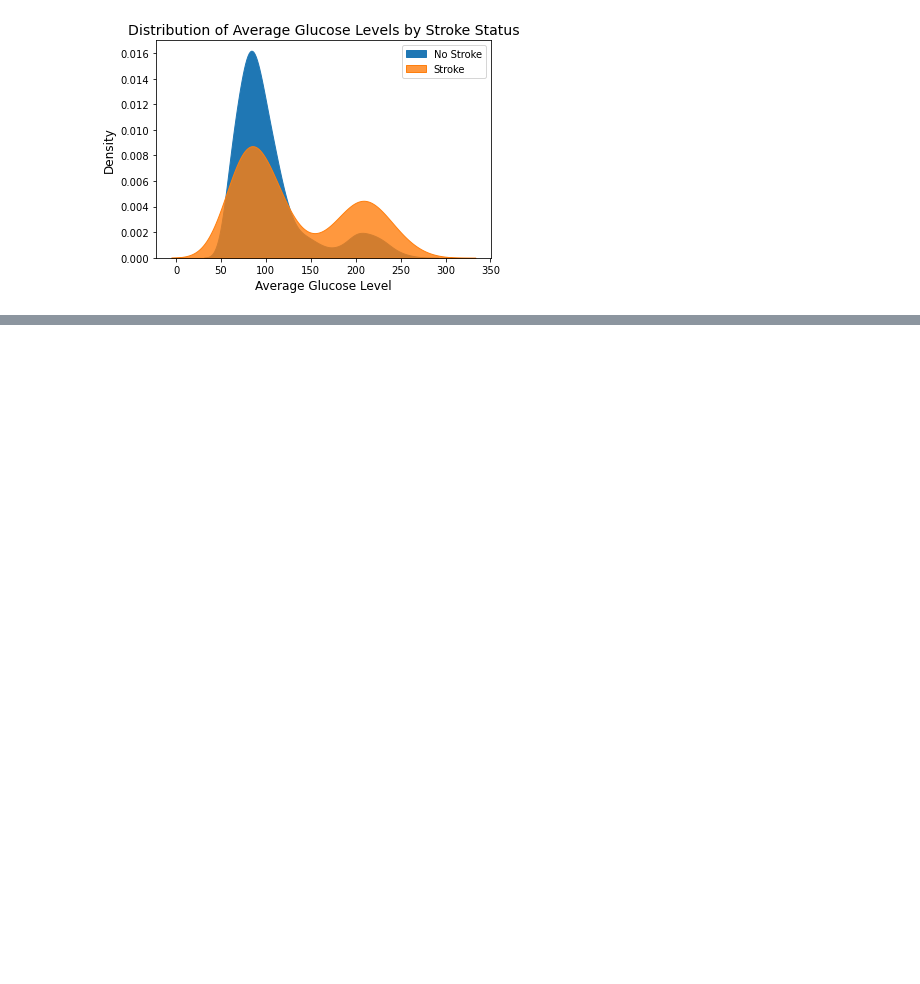
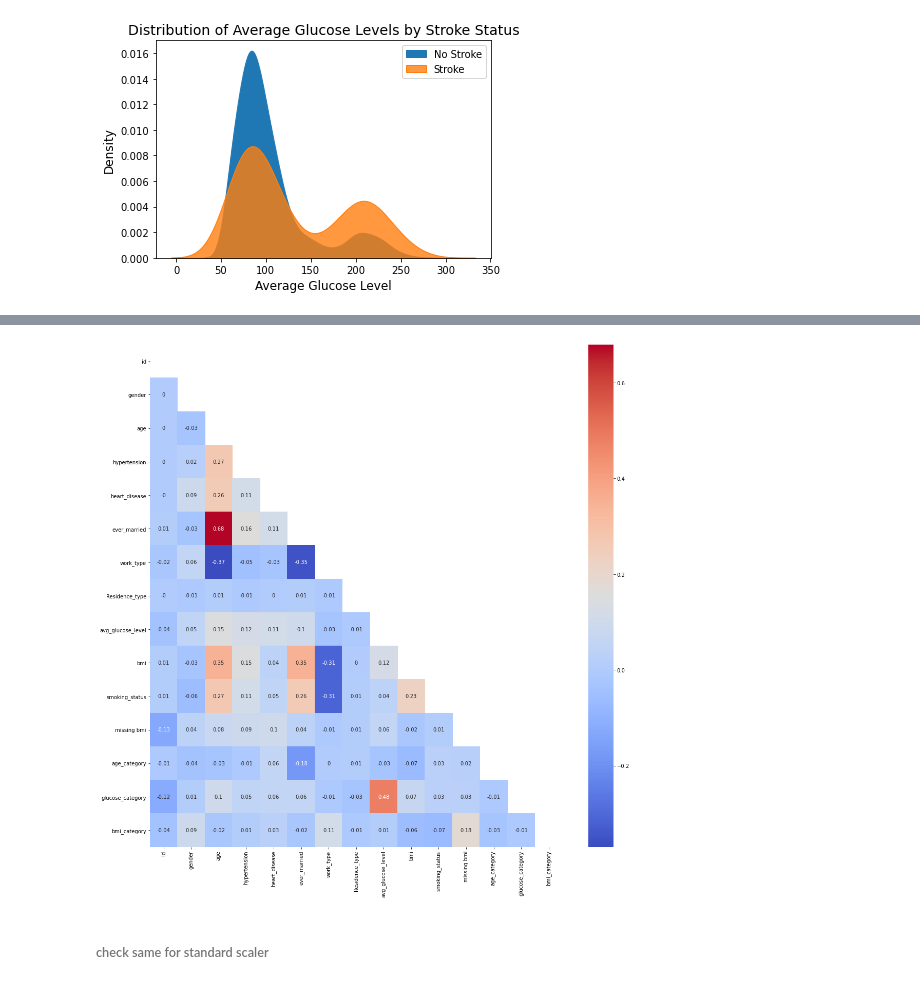
Before and after one commit to MaSOouD69/Capstone-Repo-Bootcamp-Project, a Jupyter notebook: capstone_Masoud_Arefi.ipynb, the cells around one changed output, grey strips where cells are left out. Drawn from its saved outputs; the diff is of its cells as text; code cells hidden in the pictures; blank space fills up the shorter version.

Commit message:
primery corr

```diff
--- a/capstone_Masoud_Arefi.ipynb
+++ b/capstone_Masoud_Arefi.ipynb
@@ -471,0 +483,26 @@ plt.show()
+# %%
+df_copy.drop(columns = ['id'],inplace=True)
+# %%
+# preprocessing - label enconding and numerical value scaling
+ohe = OneHotEncoder()
+ss = StandardScaler()
+le = LabelEncoder()
+# %%
+## label encoding of ordinal categorical features
+for col in df_copy.columns:
+    df_copy[col] = le.fit_transform(df_copy[col])
+# %%
+X = df_copy.drop(columns=['stroke'])
+y = df_copy['stroke'].copy()
+# %%
+corr_df = X.corr()
+
+mask = np.triu(corr_df)
+
+plt.figure(figsize=(18, 18))
+sns.heatmap(corr_df.round(2), mask=mask, cmap='coolwarm', annot=True)
+plt.show()
+# %% [output]
+[figure, added]
+# %% [markdown]
+###### check same for standard scaler
```
Also changed, not shown: parts of 19 cells of this notebook.
